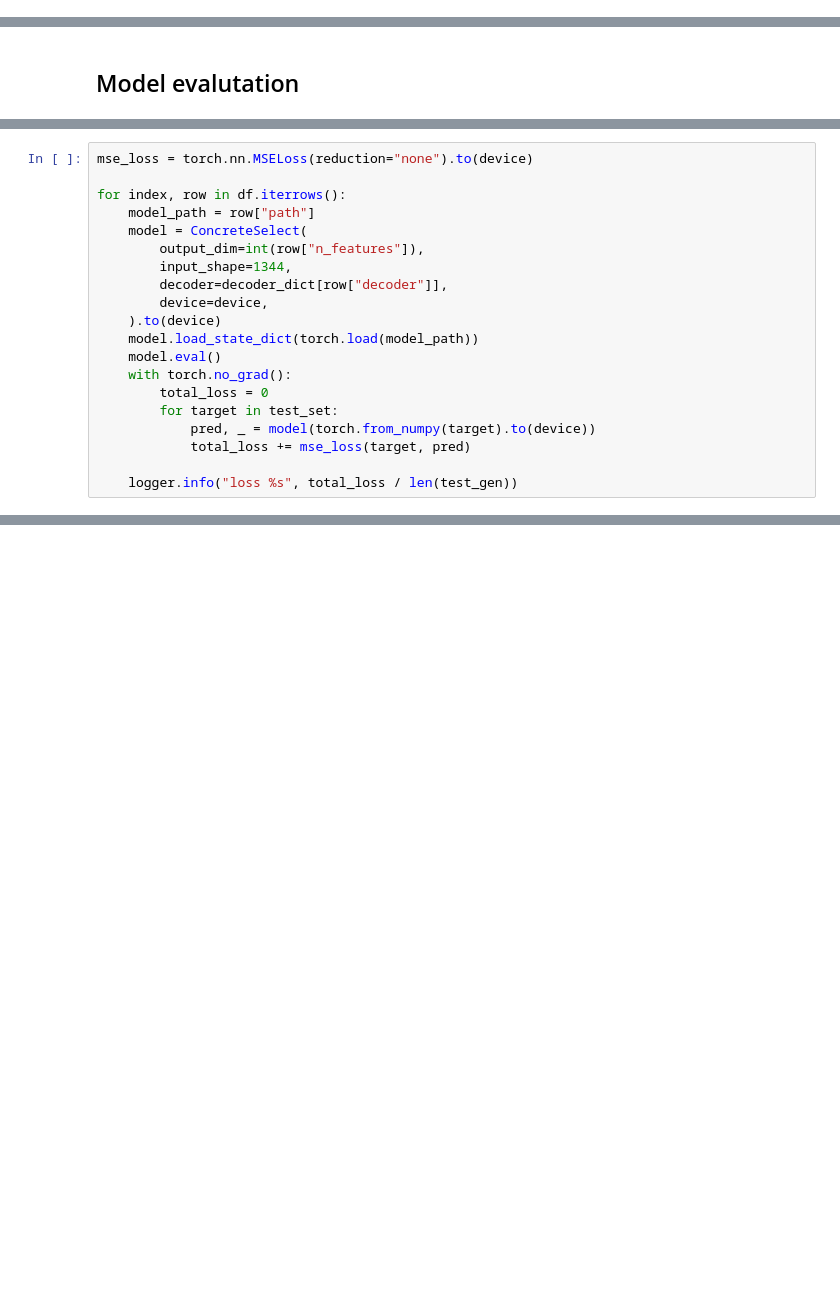
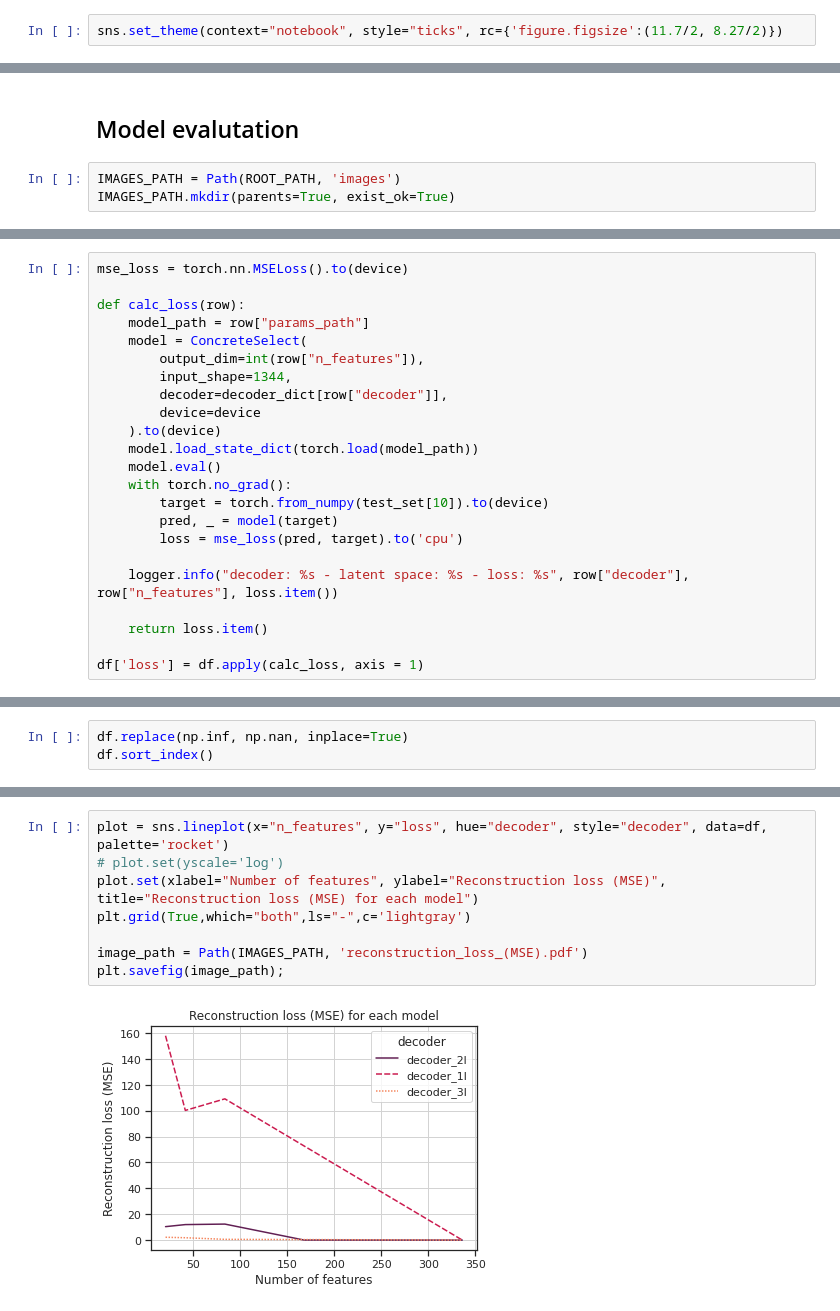
Before and after one commit to GewoonMaarten/spherical-dmri-conv, a Jupyter notebook: notebooks/model-analysis.ipynb, the cells around one changed output, grey strips where cells are left out. Drawn from its saved outputs; the diff is of its cells as text; blank space fills up the shorter version.

Commit message:
feat: add some figures
All I want to do is make some cool looking figures

```diff
--- a/notebooks/model-analysis.ipynb
+++ b/notebooks/model-analysis.ipynb
@@ -15,6 +17,8 @@ from utils.concrete import ConcreteSelect, decoder_1l, decoder_2l, decoder_3l
 from utils.dataset import MRISelectorSubjDataset
 from utils.env import DATA_PATH
 from utils.logger import logger
+# %%
+sns.set_theme(context="notebook", style="ticks", rc={'figure.figsize':(11.7/2, 8.27/2)})
 # %%
 ROOT_PATH = Path().cwd().parent
 logger.debug(ROOT_PATH)
@@ -137,5 +164,8 @@ memory usage: 1.1+ KB
 # %% [markdown]
 ## Model evalutation
+# %%
+IMAGES_PATH = Path(ROOT_PATH, 'images')
+IMAGES_PATH.mkdir(parents=True, exist_ok=True)
 # %%
 test_set = MRISelectorSubjDataset(
     Path(ROOT_PATH, "data"), "data_.hdf5", "header_.csv", np.array([15])
@@ -151,21 +183,24 @@ test_gen = DataLoader(
 # %%
-mse_loss = torch.nn.MSELoss(reduction="none").to(device)
+mse_loss = torch.nn.MSELoss().to(device)
 
-for index, row in df.iterrows():
-    model_path = row["path"]
+def calc_loss(row):
+    model_path = row["params_path"]
     model = ConcreteSelect(
         output_dim=int(row["n_features"]),
         input_shape=1344,
         decoder=decoder_dict[row["decoder"]],
-        device=device,
+        device=device
     ).to(device)
     model.load_state_dict(torch.load(model_path))
     model.eval()
     with torch.no_grad():
-        total_loss = 0
-        for target in test_set:
-            pred, _ = model(torch.from_numpy(target).to(device))
-            total_loss += mse_loss(target, pred)
+        target = torch.from_numpy(test_set[10]).to(device)
+        pred, _ = model(target)
+        loss = mse_loss(pred, target).to('cpu')
 
-    logger.info("loss %s", total_loss / len(test_gen))
+    logger.info("decoder: %s - latent space: %s - loss: %s", row["decoder"], row["n_features"], loss.item())
+
+    return loss.item()
+
+df['loss'] = df.apply(calc_loss, axis = 1)
 # %% [output]
@@ -180,0 +222,3 @@ For debugging consider passing CUDA_LAUNCH_BLOCKING=1.
+# %%
+df.replace(np.inf, np.nan, inplace=True)
+df.sort_index()
@@ -180,0 +242,10 @@ For debugging consider passing CUDA_LAUNCH_BLOCKING=1.
+# %%
+plot = sns.lineplot(x="n_features", y="loss", hue="decoder", style="decoder", data=df, palette='rocket')
+# plot.set(yscale='log')
+plot.set(xlabel="Number of features", ylabel="Reconstruction loss (MSE)", title="Reconstruction loss (MSE) for each model")
+plt.grid(True,which="both",ls="-",c='lightgray')
+
+image_path = Path(IMAGES_PATH, 'reconstruction_loss_(MSE).pdf')
+plt.savefig(image_path);
+# %% [output]
+[figure, added]
```
Also changed, not shown: parts of 14 cells of this notebook, 2 other files.
